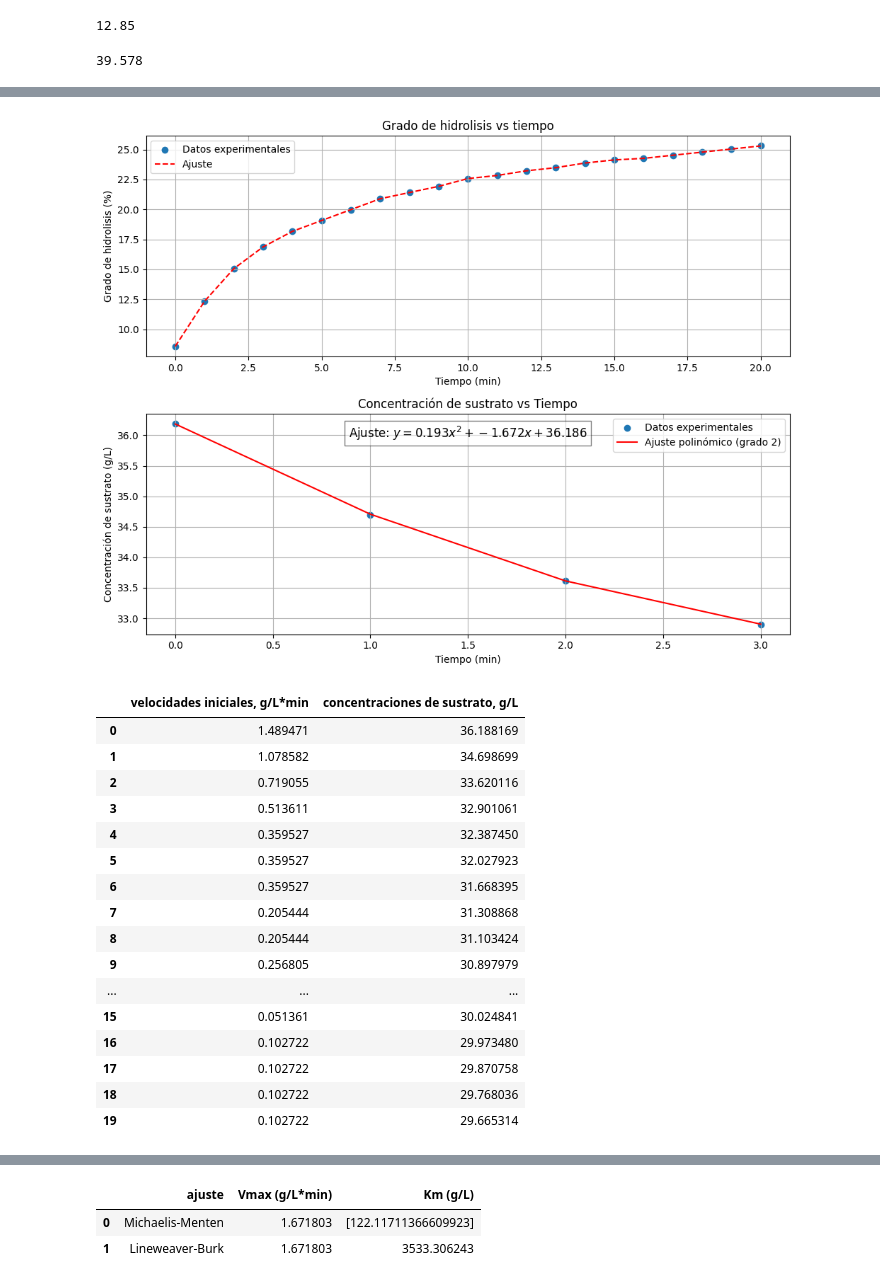
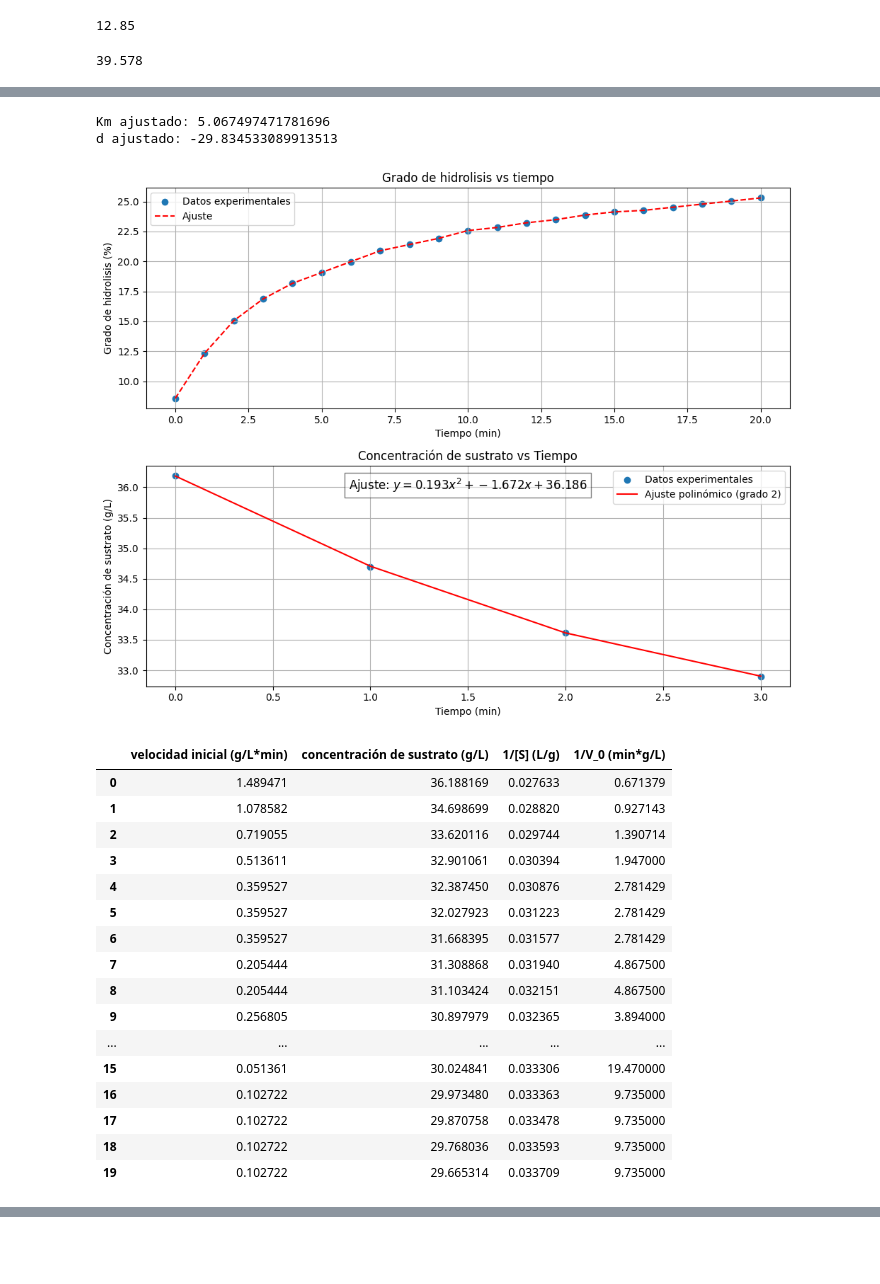
Before and after one commit to ChristianPh404/exp2, a Jupyter notebook: practica1.ipynb, the cells around one changed output, grey strips where cells are left out. Saved outputs shown, nothing was run; the diff lists cells and outputs as text; code cells hidden in the pictures; blank space fills up the shorter version.

```diff
--- a/practica1.ipynb
+++ b/practica1.ipynb
@@ -10,6 +10,8 @@ import pandas as pd
 from IPython.display import display
 from scipy.stats import linregress
 from scipy.optimize import curve_fit  # Importar curve_fit
+from scipy.optimize import minimize
+
 
 Phi     = 8.18                              # Ph inicial
 M_sus   = mproteina_pesada                  #g
@@ -99,9 +101,32 @@ display(pd_ajuste)
 #popt, pcov = curve_fit(michaelis_menten, Cini, Vini) #concentracion inicial y velocidad extrapolada a t0
 popt, pcov = curve_fit(michaelis_menten, concentraciones_sustrato, velocidades_iniciales) #concentracion inicial y velocidad extrapolada a t0
 # Los parámetros ajustados son Vmax y Km
-Km = popt
+#Km = popt[0]
+Km = 3.5
 fig, axs = plt.subplots(2, 1, figsize=(10, 8))  # 2 filas, 1 columna
 
+#! prueba
+
+# Definir la función objetivo
+def objective(params, S_exp, V0_exp):
+    Km, d = params
+    S_desplazado = S_exp + d  # Desplazamos la concentración
+    V0_pred = michaelis_menten(S_desplazado, Km)  # Velocidad predicha
+    error = V0_pred - V0_exp  # Error entre predicciones y datos
+    return np.sum(error**2)  # Suma de cuadrados del error
+
+# Valores iniciales para Km,  d
+valores_iniciales = [3, 29.5]
+
+# Minimizar la función objetivo
+result = minimize(objective, valores_iniciales, args=(concentraciones_sustrato, velocidades_iniciales))
+
+# Extraer los parámetros ajustados
+Km_ajustado, d_ajustado = result.x
+
+# Imprimir resultados
+print(f'Km ajustado: {Km_ajustado}')
+print(f'd ajustado: {d_ajustado}')
 # Subplot 1: Grado de hidrolisis vs tiempo
 axs[0].scatter(Datos['tiempo, min'], Datos['DH'], label='Datos experimentales')
 axs[0].plot(Datos['tiempo, min'], Datos['DH'], color='red', linestyle='--', label='Ajuste')
@@ -149,16 +174,20 @@ slope, intercept, r_value, p_value, std_err = linregress(inv_S, inv_V0)
 
 # Obtener Vmax y Km a partir de la pendiente e intercepto
 Km2 = slope * Vmax
-
+inv_S = inv_S[:7]
+inv_V0 = inv_V0[:7]
 # Crear subplots para Michaelis-Menten y Lineweaver-Burk
 fig, axs = plt.subplots(1, 2, figsize=(12, 6))  # 1 fila, 2 columnas
 
 # Gráfica de Michaelis-Menten (subplot 1)
 S_fit = np.linspace(0, max(concentraciones_sustrato), 100)
 V_fit = michaelis_menten(S_fit, Km)
+V_test = michaelis_menten(S_fit, Km_ajustado)
+
 
 axs[0].scatter(concentraciones_sustrato, velocidades_iniciales, color='blue', label='Datos experimentales')
-axs[0].plot(S_fit, V_fit, color='red', label='Ajuste Michaelis-Menten')
+axs[0].plot(S_fit +30, V_fit, color='red', label='Ajuste Michaelis-Menten')
+axs[0].plot(S_fit-d_ajustado, V_test, color='green', label='Ajuste Michaelis-Menten ajustado')
 axs[0].set_xlabel('Concentración de sustrato [S] (g/L)')
 axs[0].set_ylabel('Velocidad de la reacción V_0 (g/L*min)')
 axs[0].set_title('Curva de Michaelis-Menten')
@@ -202,47 +231,49 @@ display(tabla_vmax_km)
 | 9 | 9 | 16.9 | 0.0169 | 33.1 | 21.931428 |
 | ... | ... | ... | ... | ... | ... |
 | 16 | 16 | 18.7 | 0.0187 | 31.3 | 24.267320 |
 | 17 | 17 | 18.9 | 0.0189 | 31.1 | 24.526863 |
 | 18 | 18 | 19.1 | 0.0191 | 30.9 | 24.786407 |
 | 19 | 19 | 19.3 | 0.0193 | 30.7 | 25.045950 |
 | 20 | 20 | 19.5 | 0.0195 | 30.5 | 25.305494 |
 |  | pendiente | intercepto | r_value | std_err |
 | 0 | 3.763381 | 8.564936 | 1.0 | 0.0 |
 | 1 | 2.725207 | 9.603110 | 1.0 | 0.0 |
 | 2 | 1.816805 | 11.419915 | 1.0 | 0.0 |
 | 3 | 1.297718 | 12.977176 | 1.0 | 0.0 |
 | 4 | 0.908402 | 14.534437 | 1.0 | 0.0 |
 | 5 | 0.908402 | 14.534437 | 1.0 | 0.0 |
 | 6 | 0.908402 | 14.534437 | 1.0 | 0.0 |
 | 7 | 0.519087 | 17.259644 | 1.0 | 0.0 |
 | 8 | 0.519087 | 17.259644 | 1.0 | 0.0 |
 | 9 | 0.648859 | 16.091699 | 1.0 | 0.0 |
 | ... | ... | ... | ... | ... |
 | 15 | 0.129772 | 22.190971 | 1.0 | 0.0 |
 | 16 | 0.259544 | 20.114623 | 1.0 | 0.0 |
 | 17 | 0.259544 | 20.114623 | 1.0 | 0.0 |
 | 18 | 0.259544 | 20.114623 | 1.0 | 0.0 |
 | 19 | 0.259544 | 20.114623 | 1.0 | 0.0 |
 |  | tiempo, min | concentración de sustrato, g/L | ajuste polinómico, g/L | V calculada, g/L*s | R^2 |
 | 0 | 0 | 36.188169 | 36.185601 | 1.671803 | 0.999978 |
 | 1 | 1 | 34.698699 | 34.706403 | 1.667912 | 0.999978 |
 | 2 | 2 | 33.620116 | 33.612412 | 1.664021 | 0.999978 |
 | 3 | 3 | 32.901061 | 32.903629 | 1.660130 | 0.999978 |
+Km ajustado: 5.067497471781696
+d ajustado: -29.834533089913513
 [figure]
-|  | velocidades iniciales, g/L*min | concentraciones de sustrato, g/L |
-| 0 | 1.489471 | 36.188169 |
-| 1 | 1.078582 | 34.698699 |
-| 2 | 0.719055 | 33.620116 |
-| 3 | 0.513611 | 32.901061 |
-| 4 | 0.359527 | 32.387450 |
-| 5 | 0.359527 | 32.027923 |
-| 6 | 0.359527 | 31.668395 |
-| 7 | 0.205444 | 31.308868 |
-| 8 | 0.205444 | 31.103424 |
-| 9 | 0.256805 | 30.897979 |
-| ... | ... | ... |
-| 15 | 0.051361 | 30.024841 |
-| 16 | 0.102722 | 29.973480 |
-| 17 | 0.102722 | 29.870758 |
-| 18 | 0.102722 | 29.768036 |
-| 19 | 0.102722 | 29.665314 |
+|  | velocidad inicial (g/L*min) | concentración de sustrato (g/L) | 1/[S] (L/g) | 1/V_0 (min*g/L) |
+| 0 | 1.489471 | 36.188169 | 0.027633 | 0.671379 |
+| 1 | 1.078582 | 34.698699 | 0.028820 | 0.927143 |
+| 2 | 0.719055 | 33.620116 | 0.029744 | 1.390714 |
+| 3 | 0.513611 | 32.901061 | 0.030394 | 1.947000 |
+| 4 | 0.359527 | 32.387450 | 0.030876 | 2.781429 |
+| 5 | 0.359527 | 32.027923 | 0.031223 | 2.781429 |
+| 6 | 0.359527 | 31.668395 | 0.031577 | 2.781429 |
+| 7 | 0.205444 | 31.308868 | 0.031940 | 4.867500 |
+| 8 | 0.205444 | 31.103424 | 0.032151 | 4.867500 |
+| 9 | 0.256805 | 30.897979 | 0.032365 | 3.894000 |
+| ... | ... | ... | ... | ... |
+| 15 | 0.051361 | 30.024841 | 0.033306 | 19.470000 |
+| 16 | 0.102722 | 29.973480 | 0.033363 | 9.735000 |
+| 17 | 0.102722 | 29.870758 | 0.033478 | 9.735000 |
+| 18 | 0.102722 | 29.768036 | 0.033593 | 9.735000 |
+| 19 | 0.102722 | 29.665314 | 0.033709 | 9.735000 |
@@ -267,3 +283,0 @@ display(tabla_vmax_km)
-|  | ajuste | Vmax (g/L*min) | Km (g/L) |
-| 0 | Michaelis-Menten | 1.671803 | [122.11711366609923] |
-| 1 | Lineweaver-Burk | 1.671803 | 3533.306243 |
```
Also changed, not shown: parts of 1 cell of this notebook.
